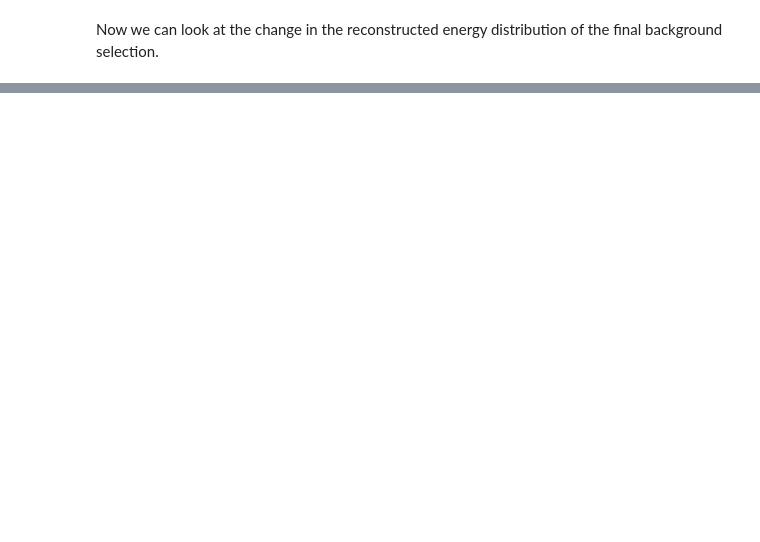
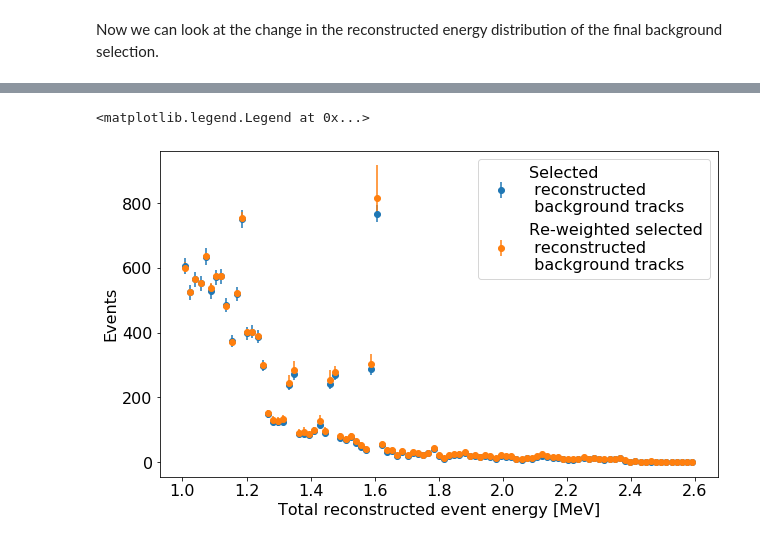
Before and after one commit to k-woodruff/bb2nu, a Jupyter notebook: bb2nu_BG_distribution.ipynb, the cells around one changed output, grey strips where cells are left out. Saved outputs shown, nothing was run; the diff lists cells and outputs as text; code cells hidden in the pictures; blank space fills up the shorter version.

```diff
--- a/bb2nu_BG_distribution.ipynb
+++ b/bb2nu_BG_distribution.ipynb
@@ -306,0 +361,36 @@ plt.legend(loc='upper right', fontsize=16)
+# %%
+plt.figure(figsize=(10,6))
+
+ebins = np.linspace(1,2.6,100)
+bin_centers = (ebins[1:] + ebins[:-1])/2
+energy_counts,_ = np.histogram(df_particles_selection['reco_energy'], bins=ebins)
+
+energy_counts_reweight_p_all = np.zeros((10,len(energy_counts)))
+energy_counts_reweight_m_all = np.zeros((10,len(energy_counts)))
+energy_counts_reweight = np.zeros(len(energy_counts))
+
+for i in range(0,10):
+    energy_counts_reweight_p,_ = np.histogram(df_particles_selection['reco_energy'], bins=ebins, weights=weight_p_all[i])
+    energy_counts_reweight_m,_ = np.histogram(df_particles_selection['reco_energy'], bins=ebins, weights=weight_m_all[i])
+    energy_counts_reweight_p_all[i] = energy_counts_reweight_p
+    energy_counts_reweight_m_all[i] = energy_counts_reweight_m
+
+
+energy_counts_reweight = (energy_counts_reweight_p_all.mean(0)+energy_counts_reweight_m_all.mean(0))/2
+yerr_p = energy_counts_reweight_p_all.std(0)
+yerr_m = energy_counts_reweight_m_all.std(0)
+
+plt.errorbar(bin_centers, energy_counts, yerr=np.sqrt(energy_counts), fmt='o', label='Selected\n reconstructed\n background tracks');
+# plt.errorbar(bin_centers, energy_counts_reweight_p_all.mean(0), yerr=yerr_p, fmt='o', label='high');
+# plt.errorbar(bin_centers, energy_counts_reweight_m_all.mean(0), yerr=yerr_m, fmt='o', label='low');
+plt.errorbar(bin_centers, energy_counts_reweight, yerr=[yerr_m,yerr_p], fmt='o', label='Re-weighted selected\n reconstructed\n background tracks');
+
+
+plt.xlabel('Total reconstructed event energy [MeV]', fontsize=16)
+plt.ylabel('Events', fontsize=16)
+plt.tick_params(which='major', axis='both', labelsize=16)
+
+plt.legend(loc='upper right', fontsize=16)
+# %% [output]
+<matplotlib.legend.Legend at 0x...>
+[figure, added]
```
Also changed, not shown: parts of 7 cells of this notebook.
